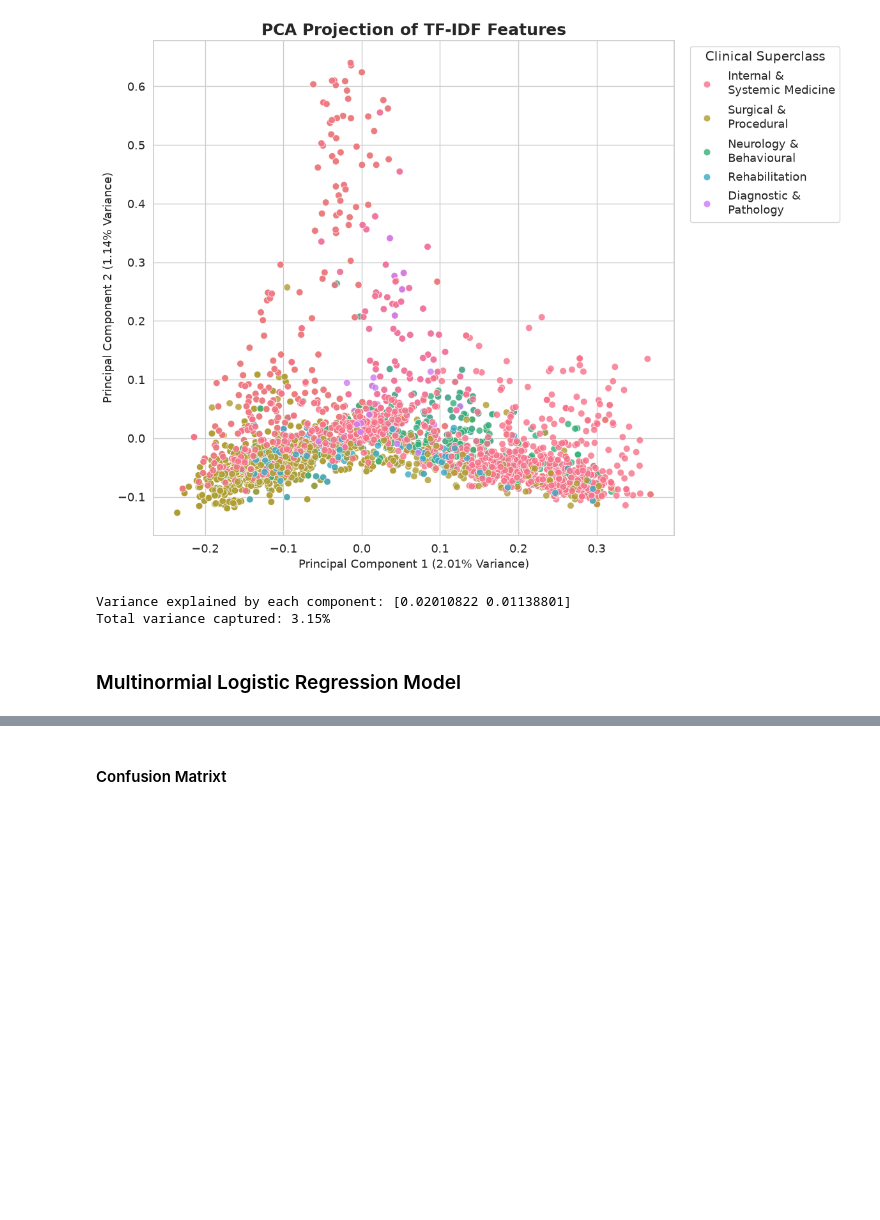
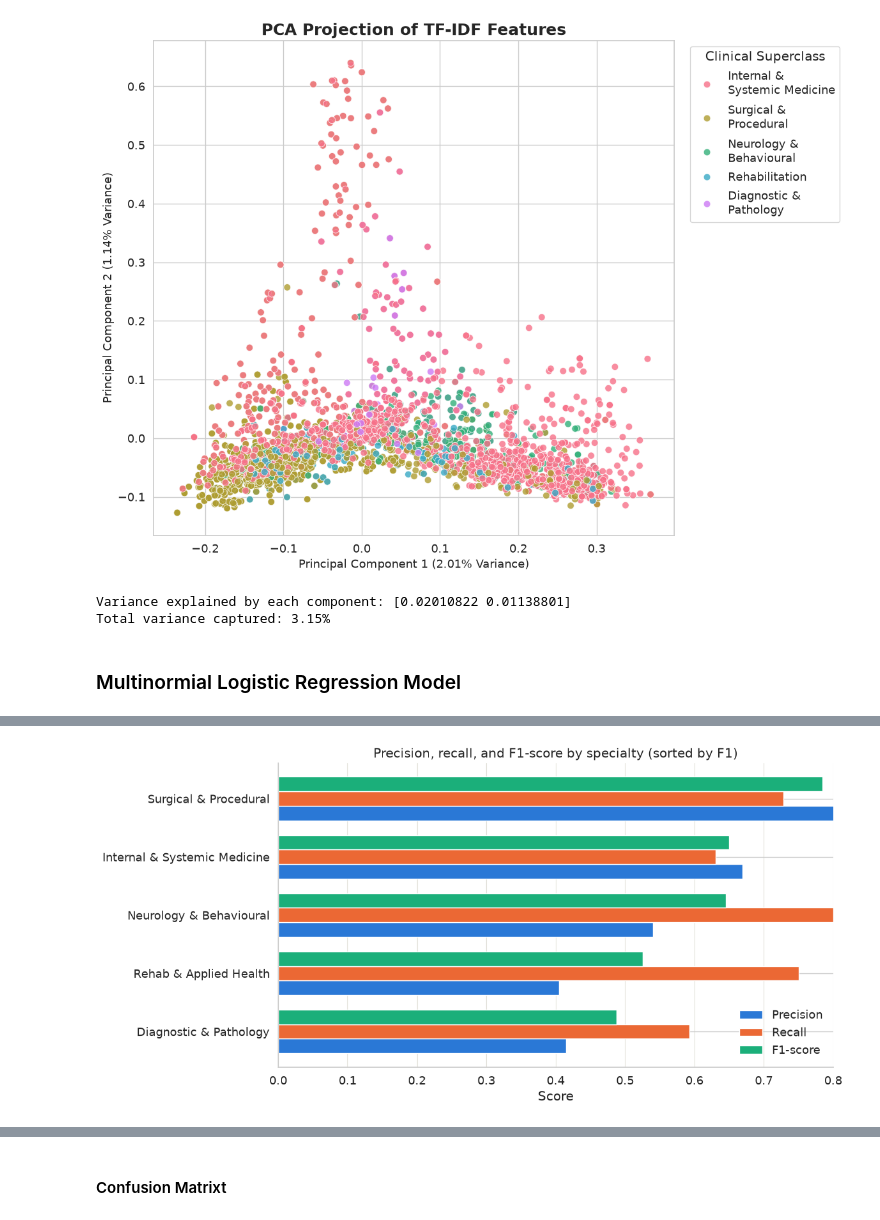
Before and after one commit to Simon-Kimanzi/Eneza-Data-Science-Residential-training-2026, a Jupyter notebook: project_5/src/tfidf_dim_red.ipynb, the cells around one changed output, grey strips where cells are left out. Drawn from its saved outputs; the diff is of its cells as text; code cells hidden in the pictures; blank space fills up the shorter version.

```diff
--- a/project_5/src/tfidf_dim_red.ipynb
+++ b/project_5/src/tfidf_dim_red.ipynb
@@ -478,13 +504,25 @@ report_df = report_df.reset_index()
 # Keep only per-class rows for the plots (drop the avg rows)
 report_df = report_df[~report_df['specialty'].isin(['macro avg', 'weighted avg'])]
 
+# ============================================================
+# NEW: Map raw class names to professional display names
+# ============================================================
+name_map = {
+    'surgical_and_procedural': 'Surgical & Procedural',
+    'internal_and_systemic_medicine': 'Internal & Systemic Medicine',
+    'neurology_and_behavioural': 'Neurology & Behavioural',
+    'rehab_and_applied_health': 'Rehab & Applied Health',
+    'diagnostic_and_pathology': 'Diagnostic & Pathology',
+}
+report_df['specialty'] = report_df['specialty'].map(name_map)
+
 # Sort by F1 ascending -- worst-performing classes first, easiest to scan
 report_df = report_df.sort_values('f1-score', ascending=True).reset_index(drop=True)
 
 # ============================================================
 # Chart 1: Grouped horizontal bar chart -- precision / recall / F1 per class
 # ============================================================
-fig, ax = plt.subplots(figsize=(9, 6))
+fig, ax = plt.subplots(figsize=(12, 6))
 
 y_pos = np.arange(len(report_df))
 bar_height = 0.25
@@ -504,7 +542,7 @@ ax.grid(axis='x', color='#e1e0d9', linewidth=0.8, zorder=0)
 ax.set_axisbelow(True)
 
 plt.tight_layout()
-plt.savefig('classification_report_by_f1.png', dpi=200, bbox_inches='tight')
+plt.savefig('../plots/classification_report_by_f1.png', dpi=200, bbox_inches='tight')
 plt.show()
 
 # ============================================================
@@ -519,27 +557,23 @@ max_support = report_df['support'].max()
 # if bubbles look too small/large for your figure size
 sizes = 300 + 3500 * np.sqrt(report_df['support'] / max_support)
 
-ax.scatter(
-    report_df['recall'],
-    report_df['precision'],
-    s=sizes,
-    color='#2a78d6',
-    alpha=0.35,
-    edgecolor='#2a78d6',
-    linewidth=1.5,
-)
+# NEW: Assign a distinct color to each class
+palette = ['#2a78d6', '#eb6834', '#1baf7a', '#9b59b6', '#e74c3c']
+colors = [palette[i % len(palette)] for i in range(len(report_df))]
 
-# Annotate each bubble: specialty name above it, per-class F1 inside it
-for _, row in report_df.iterrows():
-    ax.annotate(
-        row['specialty'].split(' / ')[0],
-        (row['recall'], row['precision']),
-        textcoords="offset points",
-        xytext=(0, 14),
-        ha='center',
-        fontsize=9,
-        color='#52514e',
+for i, (_, row) in enumerate(report_df.iterrows()):
+    ax.scatter(
+        row['recall'],
+        row['precision'],
+        s=sizes.iloc[i] if hasattr(sizes, 'iloc') else sizes[i],
+        color=colors[i],
+        alpha=0.45,
+        edgecolor=colors[i],
+        linewidth=1.5,
+        label=row['specialty'],   # label for legend
     )
+
+    # NEW: Only annotate F1 inside the bubble; names removed from above
     ax.annotate(
         f"F1={row['f1-score']:.2f}",
         (row['recall'], row['precision']),
@@ -550,17 +584,31 @@ for _, row in report_df.iterrows():
         fontweight='bold',
     )
 
+# NEW: Add legend so colors are identifiable
+handles, labels = ax.get_legend_handles_labels()
+# Deduplicate legend entries (scatter adds one per point)
+by_label = dict(zip(labels, handles))
+ax.legend(
+    by_label.values(),
+    by_label.keys(),
+    title='Specialty',
+    loc='lower left',
+    frameon=False,
+    fontsize=9,
+    title_fontsize=10,
+)
+
 ax.set_xlabel('Recall')
 ax.set_ylabel('Precision')
-ax.set_xlim(0.2, 0.75)
-ax.set_ylim(0.2, 0.7)
+ax.set_xlim(0.4, 1.0)
+ax.set_ylim(0.3, 1.0)
 ax.set_title(f'Precision vs recall by specialty (bubble size = support)\nMacro F1 = {macro_f1:.3f}')
 ax.spines[['top', 'right']].set_visible(False)
 ax.grid(color='#e1e0d9', linewidth=0.8, zorder=0)
 ax.set_axisbelow(True)
 
 plt.tight_layout()
-plt.savefig('precision_recall_tradeoff.png', dpi=200, bbox_inches='tight')
+plt.savefig('../plots/precision_recall_tradeoff.png', dpi=200, bbox_inches='tight')
 plt.show()
 
 import pandas as pd
@@ -570,7 +618,7 @@ from sklearn.metrics import classification_report
 
 # 1. Generate the report as a dictionary instead of a string
 # Assuming y_test_ft and y_pred_lr are already defined in your environment
-report_dict = classification_report(y_test_ft, y_pred_lr, output_dict=True)
+report_dict = classification_report(y_test, y_pred_lr, output_dict=True)
 
 # 2. Convert to a Pandas DataFrame
 report_df = pd.DataFrame(report_dict).transpose()
@@ -578,6 +626,11 @@ report_df = pd.DataFrame(report_dict).transpose()
 # 3. Drop the 'support' column for the color mapping (so it doesn't skew the 0-1 scale)
 # We will drop accuracy as well to keep the grid focused on class-level metrics
 metrics_df = report_df.drop(columns=['support']).drop(['accuracy', 'macro avg', 'weighted avg'])
+
+# NEW: Apply the same professional name mapping to the heatmap index
+metrics_df.index = metrics_df.index.map(
+    lambda x: name_map.get(x, x) if 'name_map' in globals() else x
+)
 
 # 4. Initialize the matplotlib figure
 plt.figure(figsize=(10, 8))
@@ -600,4 +653,6 @@ plt.xticks(fontsize=12)
 plt.yticks(fontsize=12, rotation=0)
 
 plt.tight_layout()
+plt.savefig('../plots/metrics_heatmap.png', dpi=200, bbox_inches='tight')
 plt.show()
+# %% [output]
@@ -603,0 +670 @@ plt.show()
+[figure, added]
```
Also changed, not shown: parts of 5 cells of this notebook, 8 other files.
